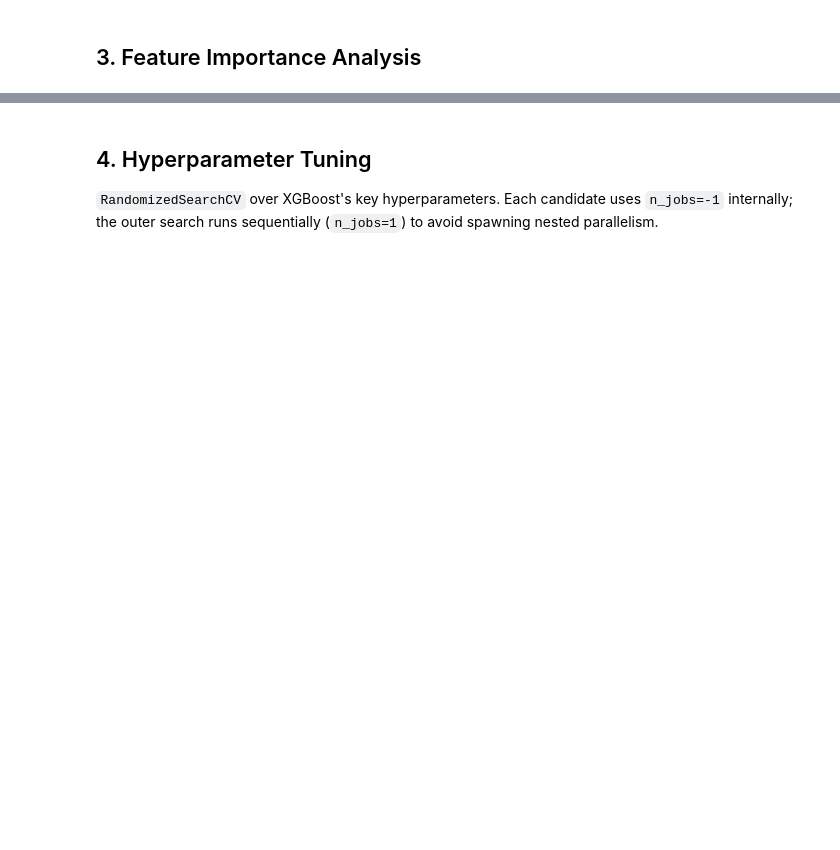
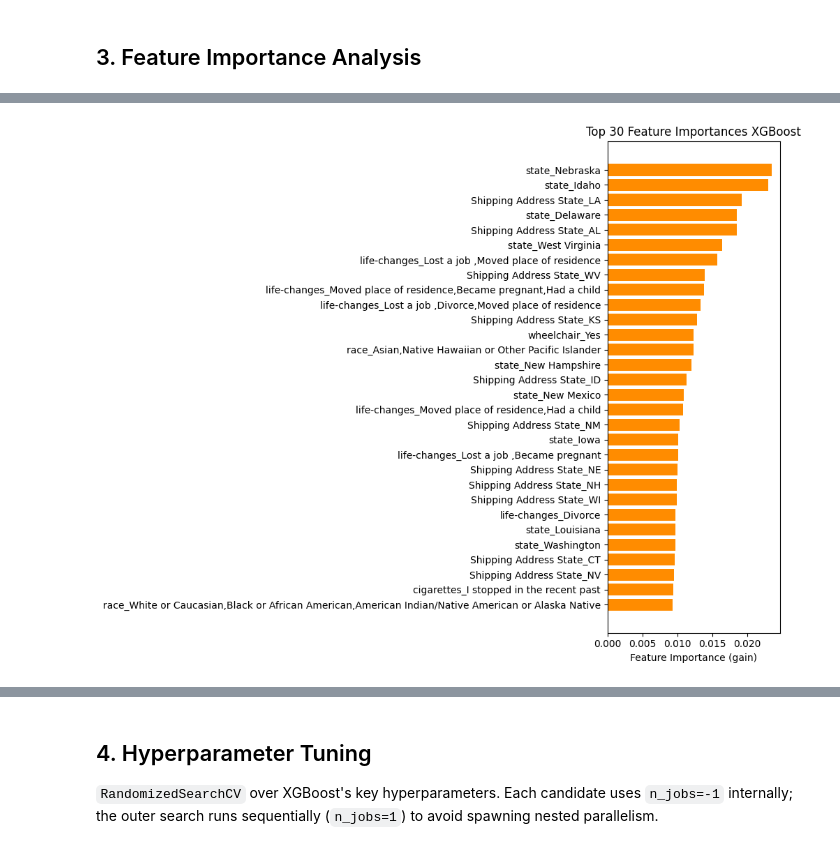
Before and after one commit to SU-IST707-SP26/group-project-bas-team, a Jupyter notebook: work/11-xgboost.ipynb, the cells around one changed output, grey strips where cells are left out. Drawn from its saved outputs; the diff is of its cells as text; code cells hidden in the pictures; blank space fills up the shorter version.

Commit message:
Created baseline for XGBoost

```diff
--- a/work/11-xgboost.ipynb
+++ b/work/11-xgboost.ipynb
@@ -138,16 +178,18 @@ feat_imp.head(20)
 # %%
 fig, ax = plt.subplots(figsize=(10, 8))
 top_n = 30
 top_feats = feat_imp.head(top_n)
 
 ax.barh(range(top_n), top_feats['Importance'].values, color='darkorange')
 ax.set_yticks(range(top_n))
 ax.set_yticklabels(top_feats['Feature'].values)
 ax.invert_yaxis()
 ax.set_xlabel('Feature Importance (gain)')
-ax.set_title('Top 30 Feature Importances â€” XGBoost')
+ax.set_title('Top 30 Feature Importances XGBoost')
 plt.tight_layout()
 plt.show()
+# %% [output]
+[figure, added]
 # %%
 feat_imp['Cumulative'] = feat_imp['Importance'].cumsum()
 
```
Also changed, not shown: parts of 20 cells of this notebook.
